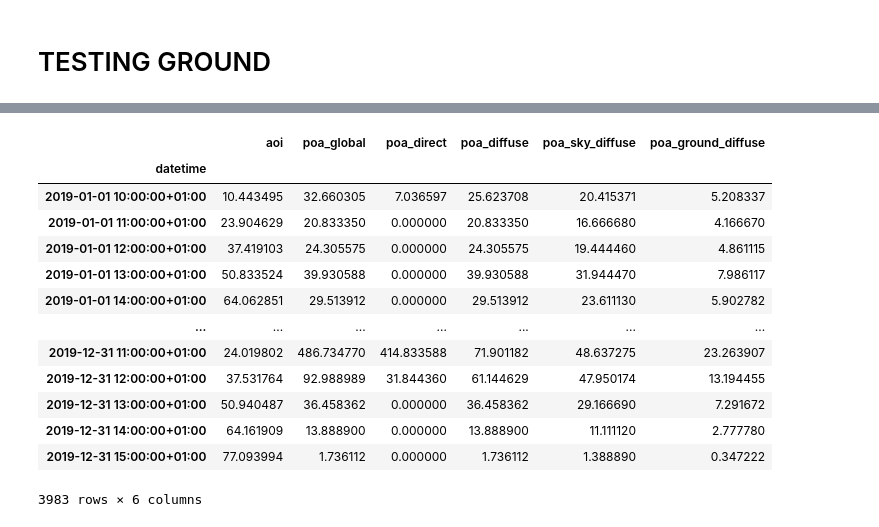
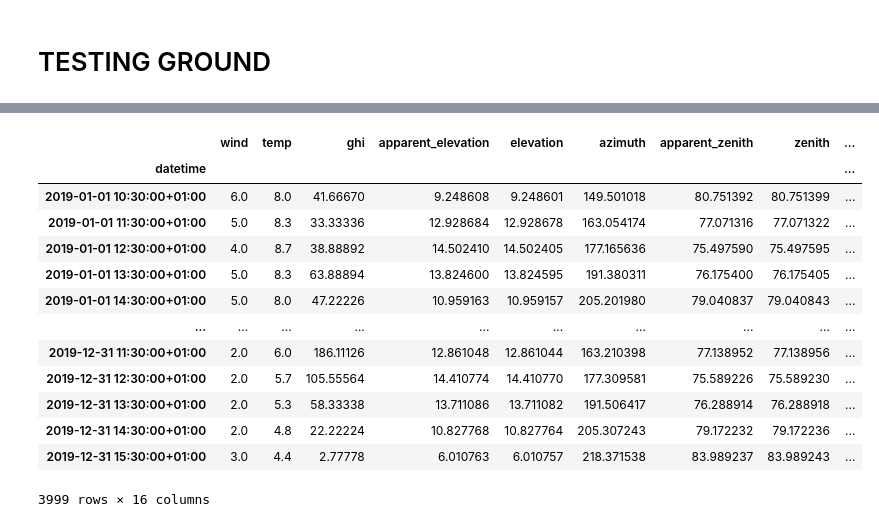
Before and after one commit to ncgarrood/utrechtsmartdistricpartA, a Jupyter notebook: TestingGround.ipynb, the cells around one changed output, grey strips where cells are left out. Saved outputs shown, nothing was run; the diff lists cells and outputs as text; code cells hidden in the pictures.

Commit message:
updated q3.2 in TestingGround

```diff
--- a/TestingGround.ipynb
+++ b/TestingGround.ipynb
@@ -176,0 +162,3 @@ Eind_data
+# %%
+Eind_data = find_dni('dirindex', 'Eindhoven')
+Eind_data
@@ -177,51 +199,50 @@ Eind_data
 # %%
 from pvlib.irradiance import get_total_irradiance,disc,dirint,dirindex,erbs,aoi
 from pvlib.solarposition import ephemeris
 from pvlib.atmosphere import get_relative_airmass,get_absolute_airmass
 from pvlib.clearsky import lookup_linke_turbidity,ineichen
 from pvlib.pvsystem import sapm_effective_irradiance, sapm
 from pvlib.temperature import sapm_cell
 
-def get_aoi_and_POAs(model:str, Surfaces_angles_areas:dict, location_data):
+def get_aoi(Surfaces_angles_areas:dict, location_data):
 
     #while building the function brackets notation marks things that will eventually need to be in a for loop, so we only have to run the function once per solar panel type (HIT/CDTE/MONOSI)
 
     surface_tilt = Surfaces_angles_areas['SurfaceASE']['tilt']
     surface_azimuth = Surfaces_angles_areas['SurfaceASE']['orientation']
     solar_zenith =  location_data.zenith
     solar_azimuth = location_data.azimuth
 
     df_aoi = aoi(surface_tilt, surface_azimuth, solar_zenith, solar_azimuth)
+    return df_aoi
 
-    dni = location_data[model+"_DNI"]
-    ghi = location_data.ghi
-    dhi = location_data.dhi_from_dni
+def get_DC_output(location_data:pd.DataFrame, Surfaces_angles_areas:dict, all_surface_POA_data, surface):
 
-    df_POAs = get_total_irradiance(surface_tilt, surface_azimuth, solar_zenith, solar_azimuth, dni, ghi, dhi)
-    df_aoi_POA = df_aoi.to_frame().merge(df_POAs, left_index=True, right_index=True, how= 'left')
-    return df_aoi_POA
+    apparent_zenith = location_data.apparent_zenith
+    #add the dhi, aoi and relative airmass to the location_data df.
+    df_aoi = get_aoi(Surfaces_angles_areas, location_data)
+    location_data = location_data.assign(dhi_from_dni = lambda df: df.ghi  - np.cos(np.deg2rad(df.zenith))*df.dirindex_DNI)
+    location_data['rel_airmass'] = get_relative_airmass(apparent_zenith)
+    location_data = location_data.merge(df_aoi, left_index=True, right_index=True, how= 'left')
+    #add the POA data previously defined
+    location_data = location_data.merge(all_surface_POA_data.loc[:,[x for x in all_surface_POA_data.columns if "SurfaceASE" in x]], left_index=True, right_index=True, how= 'left')
 
-def get_DC_output(location:str, BUILDINGS_tilts_areas:dict):
-
-    location_data = load_location_and_solar_angles(location)
-    df_aoi_POA = get_aoi_and_POAs(BUILDINGS_tilts_areas, location_data)
-    location_data = location_data.merge(df_aoi_POA, left_index=True, right_index=True, how= 'left')
     return location_data
 
-#get_DC_output('Eindhoven', BUILDINGS_tilts_areas)
-get_aoi_and_POAs('dirindex', Surfaces_Panel_info, Eind_data)
+get_DC_output(Eind_data, Surfaces_angles_areas, all_surface_POA_data, 'SurfaceASE')
+#get_aoi(Surfaces_Panel_info, Eind_data)
 # %% [output]
-|  | aoi | poa_global | poa_direct | poa_diffuse | poa_sky_diffuse | poa_ground_diffuse |
-| datetime |  |  |  |  |  |  |
-| 2019-01-01 10:00:00+01:00 | 10.443495 | 32.660305 | 7.036597 | 25.623708 | 20.415371 | 5.208337 |
-| 2019-01-01 11:00:00+01:00 | 23.904629 | 20.833350 | 0.000000 | 20.833350 | 16.666680 | 4.166670 |
-| 2019-01-01 12:00:00+01:00 | 37.419103 | 24.305575 | 0.000000 | 24.305575 | 19.444460 | 4.861115 |
-| 2019-01-01 13:00:00+01:00 | 50.833524 | 39.930588 | 0.000000 | 39.930588 | 31.944470 | 7.986117 |
-| 2019-01-01 14:00:00+01:00 | 64.062851 | 29.513912 | 0.000000 | 29.513912 | 23.611130 | 5.902782 |
-| ... | ... | ... | ... | ... | ... | ... |
-| 2019-12-31 11:00:00+01:00 | 24.019802 | 486.734770 | 414.833588 | 71.901182 | 48.637275 | 23.263907 |
-| 2019-12-31 12:00:00+01:00 | 37.531764 | 92.988989 | 31.844360 | 61.144629 | 47.950174 | 13.194455 |
-| 2019-12-31 13:00:00+01:00 | 50.940487 | 36.458362 | 0.000000 | 36.458362 | 29.166690 | 7.291672 |
-| 2019-12-31 14:00:00+01:00 | 64.161909 | 13.888900 | 0.000000 | 13.888900 | 11.111120 | 2.777780 |
-| 2019-12-31 15:00:00+01:00 | 77.093994 | 1.736112 | 0.000000 | 1.736112 | 1.388890 | 0.347222 |
+|  | wind | temp | ghi | apparent_elevation | elevation | azimuth | apparent_zenith | zenith | ... |
+| datetime |  |  |  |  |  |  |  |  | ... |
+| 2019-01-01 10:30:00+01:00 | 6.0 | 8.0 | 41.66670 | 9.248608 | 9.248601 | 149.501018 | 80.751392 | 80.751399 | ... |
+| 2019-01-01 11:30:00+01:00 | 5.0 | 8.3 | 33.33336 | 12.928684 | 12.928678 | 163.054174 | 77.071316 | 77.071322 | ... |
+| 2019-01-01 12:30:00+01:00 | 4.0 | 8.7 | 38.88892 | 14.502410 | 14.502405 | 177.165636 | 75.497590 | 75.497595 | ... |
+| 2019-01-01 13:30:00+01:00 | 5.0 | 8.3 | 63.88894 | 13.824600 | 13.824595 | 191.380311 | 76.175400 | 76.175405 | ... |
+| 2019-01-01 14:30:00+01:00 | 5.0 | 8.0 | 47.22226 | 10.959163 | 10.959157 | 205.201980 | 79.040837 | 79.040843 | ... |
+| ... | ... | ... | ... | ... | ... | ... | ... | ... | ... |
+| 2019-12-31 11:30:00+01:00 | 2.0 | 6.0 | 186.11126 | 12.861048 | 12.861044 | 163.210398 | 77.138952 | 77.138956 | ... |
+| 2019-12-31 12:30:00+01:00 | 2.0 | 5.7 | 105.55564 | 14.410774 | 14.410770 | 177.309581 | 75.589226 | 75.589230 | ... |
+| 2019-12-31 13:30:00+01:00 | 2.0 | 5.3 | 58.33338 | 13.711086 | 13.711082 | 191.506417 | 76.288914 | 76.288918 | ... |
+| 2019-12-31 14:30:00+01:00 | 2.0 | 4.8 | 22.22224 | 10.827768 | 10.827764 | 205.307243 | 79.172232 | 79.172236 | ... |
+| 2019-12-31 15:30:00+01:00 | 3.0 | 4.4 | 2.77778 | 6.010763 | 6.010757 | 218.371538 | 83.989237 | 83.989243 | ... |
-3983 rows × 6 columns
+3999 rows × 16 columns
```
Also changed, not shown: parts of 7 cells of this notebook, 1 other file.
